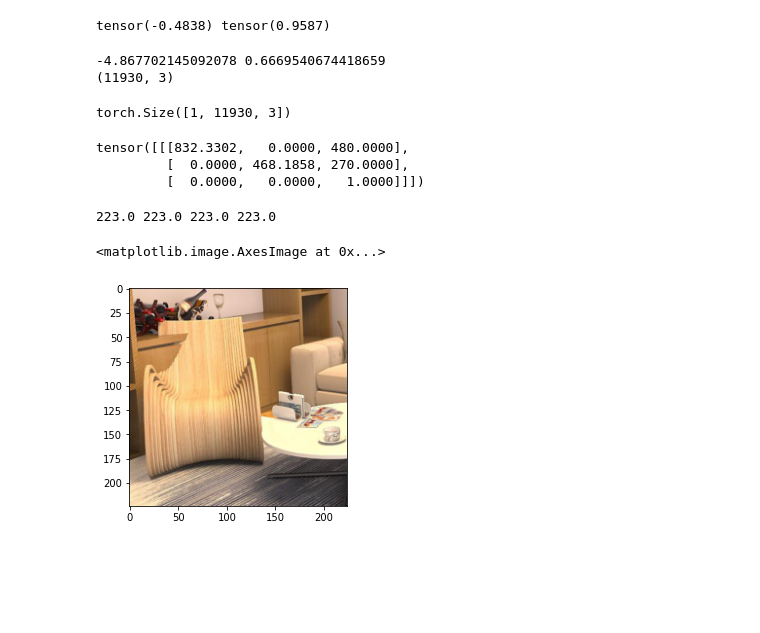
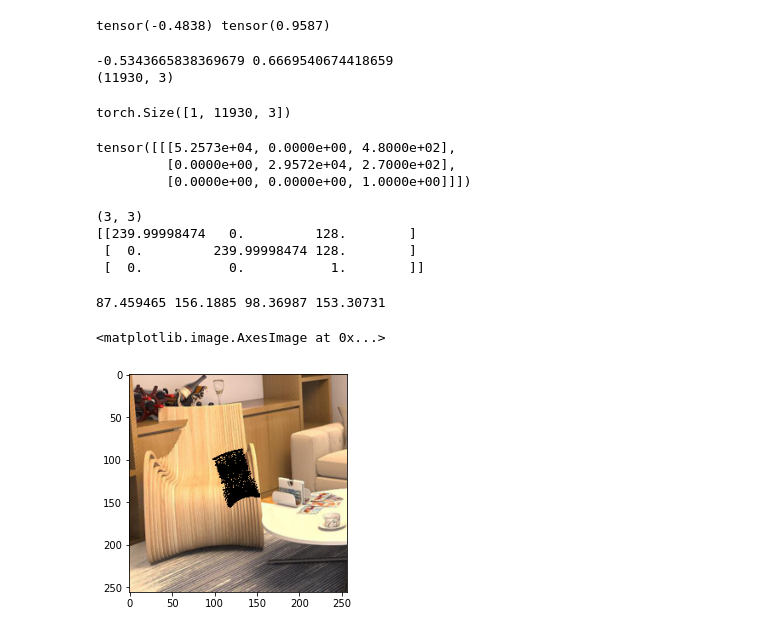
Before and after one commit to JanaldoChen/3D-Future, a Jupyter notebook: test.ipynb, the cells around one changed output. Saved outputs shown, nothing was run; the diff lists cells and outputs as text; code cells hidden in the pictures; blank space fills up the shorter version.

```diff
--- a/test.ipynb
+++ b/test.ipynb
@@ -8,7 +8,7 @@ from utils.util import load_pickle_file
 from utils.future3d_reconstruction_dataset import Future3D_Reconstruction_Dataset
 # %%
 data_root = 'data/Future-3D-Reconstruction'
-image_size = 224
+image_size = 256
 batch_size = 1
 # %%
 train_set = Future3D_Reconstruction_Dataset(data_root=os.path.join(data_root, 'train'), image_size=image_size)
@@ -74,10 +74,10 @@ print(verts.min(), verts.max())
 tensor(-0.4838) tensor(0.9587)
 # %%
 verts_t1 = transform_points(verts.numpy()[0], trans.numpy()[0], rot.numpy()[0])
-print(verts_t1.min(), verts_t1.max())
+print(verts_t1[:, :2].min(), verts_t1[:, :2].max())
 print(verts_t1.shape)
 # %% [output]
--4.867702145092078 0.6669540674418659
+-0.5343665838369679 0.6669540674418659
 (11930, 3)
 # %%
 verts_t1 = torch.from_numpy(verts_t1).float()[None]
@@ -87,9 +87,18 @@ torch.Size([1, 11930, 3])
 # %%
 print(K)
 # %% [output]
-tensor([[[832.3302,   0.0000, 480.0000],
-         [  0.0000, 468.1858, 270.0000],
-         [  0.0000,   0.0000,   1.0000]]])
+tensor([[[5.2573e+04, 0.0000e+00, 4.8000e+02],
+         [0.0000e+00, 2.9572e+04, 2.7000e+02],
+         [0.0000e+00, 0.0000e+00, 1.0000e+00]]])
+# %%
+K_ = np.load('assets/intrinsic.npy')
+print(K_.shape)
+print(K_)
+# %% [output]
+(3, 3)
+[[239.99998474   0.         128.        ]
+ [  0.         239.99998474 128.        ]
+ [  0.           0.           1.        ]]
 # %%
 def project_to_image(vertices, K, img):
     h_size,w_size, channel = img.shape
@@ -111,9 +120,9 @@ def project_to_image(vertices, K, img):
 
     return img
 # %%
-img_vis = project_to_image(verts_t1.numpy()[0], K.numpy()[0], img_vis)
+img_vis = project_to_image(verts_t1.numpy()[0], K_, img_vis)
 plt.imshow(img_vis)
 # %% [output]
-223.0 223.0 223.0 223.0
+87.459465 156.1885 98.36987 153.30731
 <matplotlib.image.AxesImage at 0x...>
-[figure, old version]
+[figure, new version]
```
Also changed, not shown: parts of 5 cells of this notebook, 2 other files.
